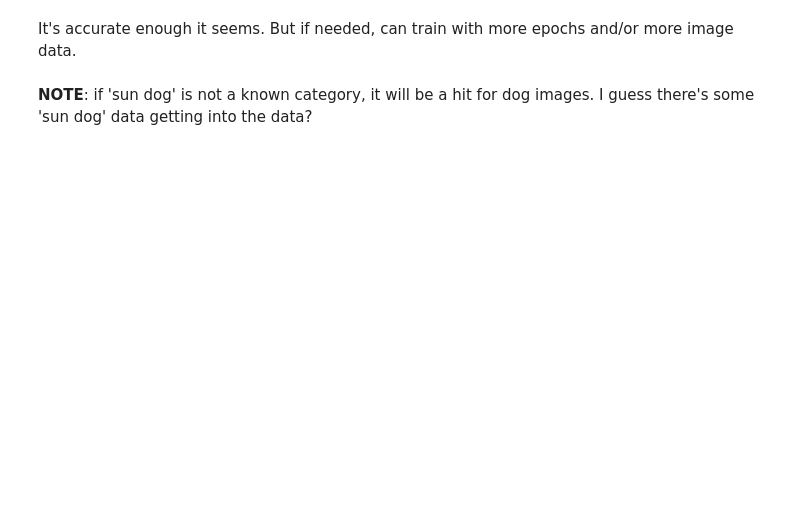
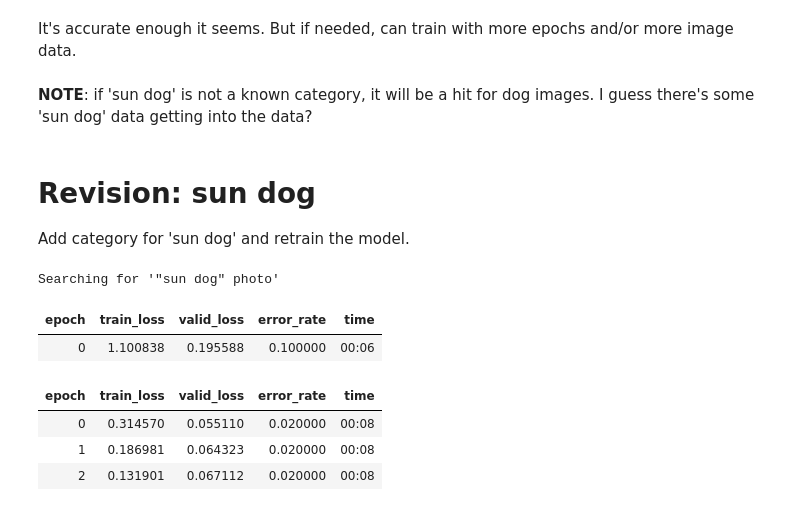
Before and after one commit to jewzaam/aiml-sandbox, a Jupyter notebook: chapter-1-mvm.ipynb, the cells around one changed output. Saved outputs shown, nothing was run; the diff lists cells and outputs as text; code cells hidden in the pictures; blank space fills up the shorter version.

```diff
--- a/chapter-1-mvm.ipynb
+++ b/chapter-1-mvm.ipynb
@@ -210,3 +227,16 @@ Probability it's a pig: 1.0000
 It's accurate enough it seems.  But if needed, can train with more epochs and/or more image data.
 # %% [markdown]
 **NOTE**: if 'sun dog' is not a known category, it will be a hit for dog images.  I guess there's some 'sun dog' data getting into the data?
+# %% [markdown]
+# Revision: sun dog
+Add category for 'sun dog' and retrain the model.
+# %%
+# larger data set.. does it get better? (answer:yes)
+o='sun dog'
+dest = (path/o)
+dest.mkdir(exist_ok=True, parents=True)
+download_images(dest, urls=search_images(f'"{o}" photo', max_images*3)) # do not get 'sun' and 'shade' variants
+sleep(10)  # Pause between searches to avoid over-loading server
+resize_images(path/o, max_size=400, dest=path/o)
+# %% [output]
+Searching for '"sun dog" photo'
@@ -212,0 +247,10 @@ It's accurate enough it seems.  But if needed, can train with more epochs and/or
+# %%
+learn = vision_learner(dls, resnet18, metrics=error_rate)
+learn.fine_tune(3)
+# %% [output]
+| epoch | train_loss | valid_loss | error_rate | time |
+| 0 | 1.100838 | 0.195588 | 0.100000 | 00:06 |
+| epoch | train_loss | valid_loss | error_rate | time |
+| 0 | 0.314570 | 0.055110 | 0.020000 | 00:08 |
+| 1 | 0.186981 | 0.064323 | 0.020000 | 00:08 |
+| 2 | 0.131901 | 0.067112 | 0.020000 | 00:08 |
```
Also changed, not shown: parts of 22 cells of this notebook.
